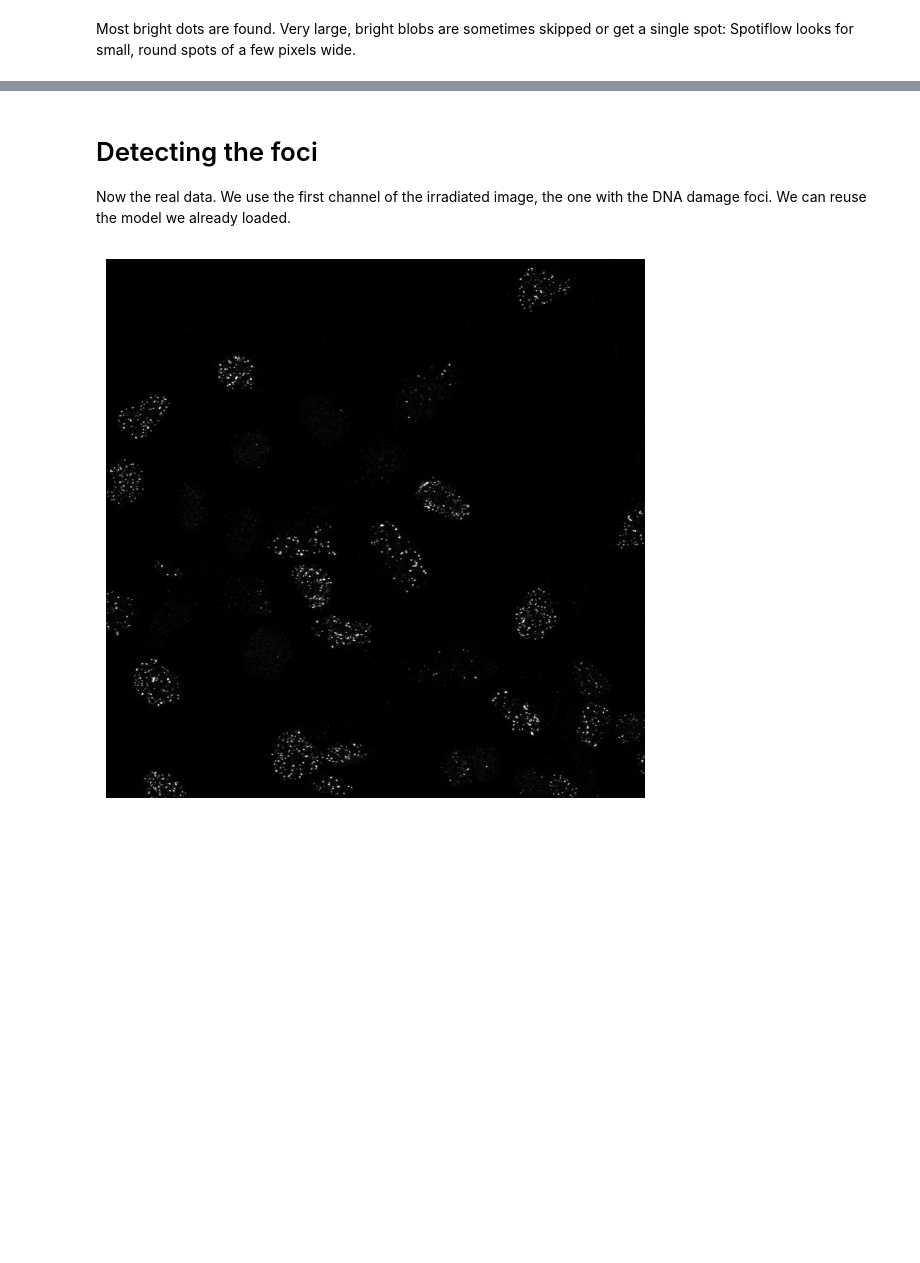
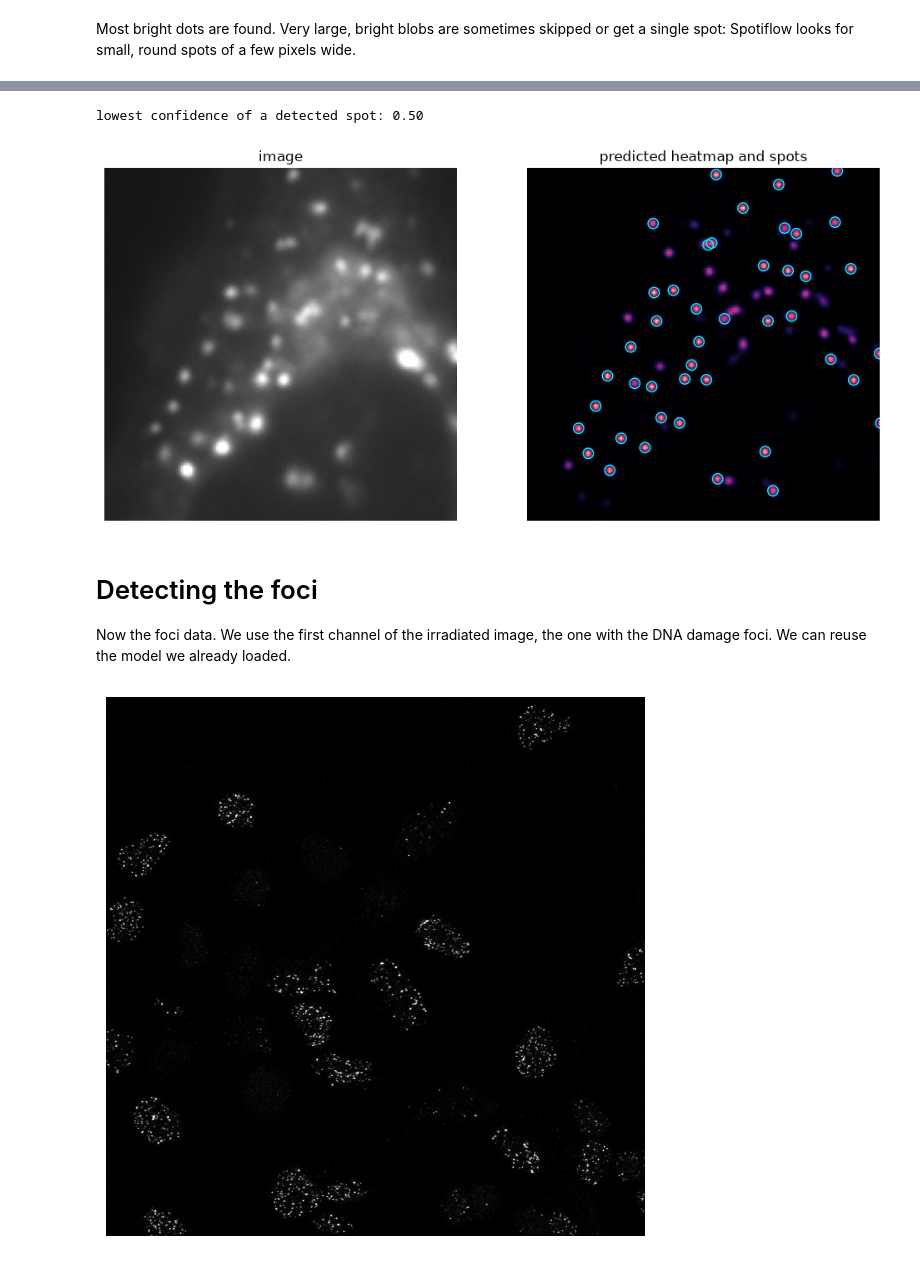
Before and after one commit to NL-BioImaging/NL-BioImageAnalysis-course2026, a Jupyter notebook: day_2/deep_learning/03_spotiflow.ipynb, the cells around one changed output, grey strips where cells are left out. Saved outputs shown, nothing was run; the diff lists cells and outputs as text; code cells hidden in the pictures; blank space fills up the shorter version.

```diff
--- a/day_2/deep_learning/03_spotiflow.ipynb
+++ b/day_2/deep_learning/03_spotiflow.ipynb
@@ -96,7 +99,23 @@ spot: Spotiflow looks for small, round spots of a few pixels wide.
+# %%
+fig, axs = plt.subplots(1, 2, figsize=(12, 6))
+_ = axs[0].imshow(img_lyso, cmap="gray", vmax=np.percentile(img_lyso, 99.8))
+_ = axs[0].set_title("image")
+_ = axs[1].imshow(details.heatmap, cmap="magma")
+_ = axs[1].scatter(points_lyso[:, 1], points_lyso[:, 0], s=80, facecolors="none", edgecolors="cyan")
+_ = axs[1].set_title("predicted heatmap and spots")
+for ax in axs:
+    _ = ax.set_xlim(x0, x0 + size)
+    _ = ax.set_ylim(y0 + size, y0)
+    _ = ax.axis("off")
+
+print(f"lowest confidence of a detected spot: {details.prob.min():.2f}")
+# %% [output]
+lowest confidence of a detected spot: 0.50
+[figure, added]
 # %% [markdown]
 # Detecting the foci
 
-Now the real data. We use the first channel of the irradiated image, the one with the DNA
+Now the foci data. We use the first channel of the irradiated image, the one with the DNA
 damage foci. We can reuse the model we already loaded.
 # %%
 img = tiff.imread("data/MAX_2h_IR_Position002.tif")
```
Also changed, not shown: parts of 17 cells of this notebook, 7 other files.
